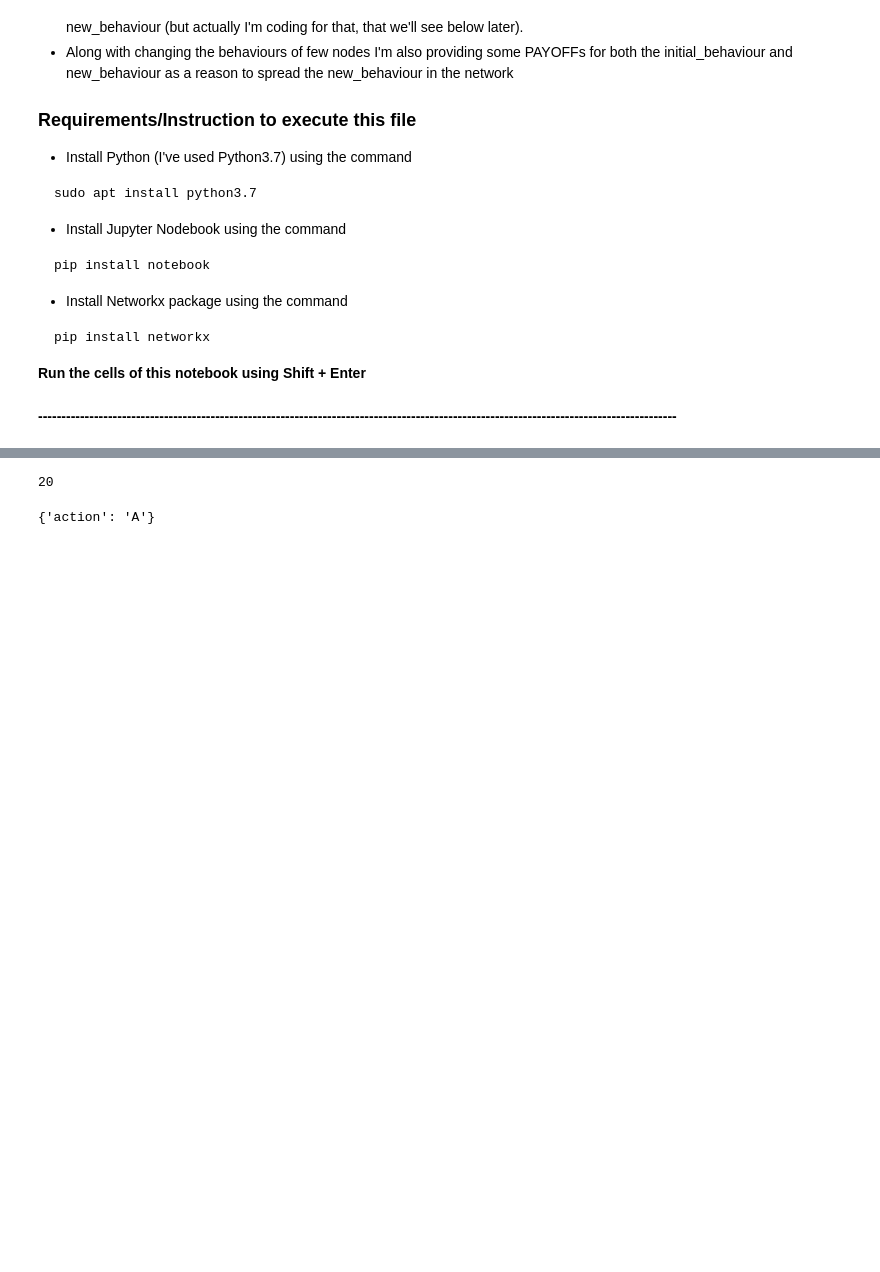
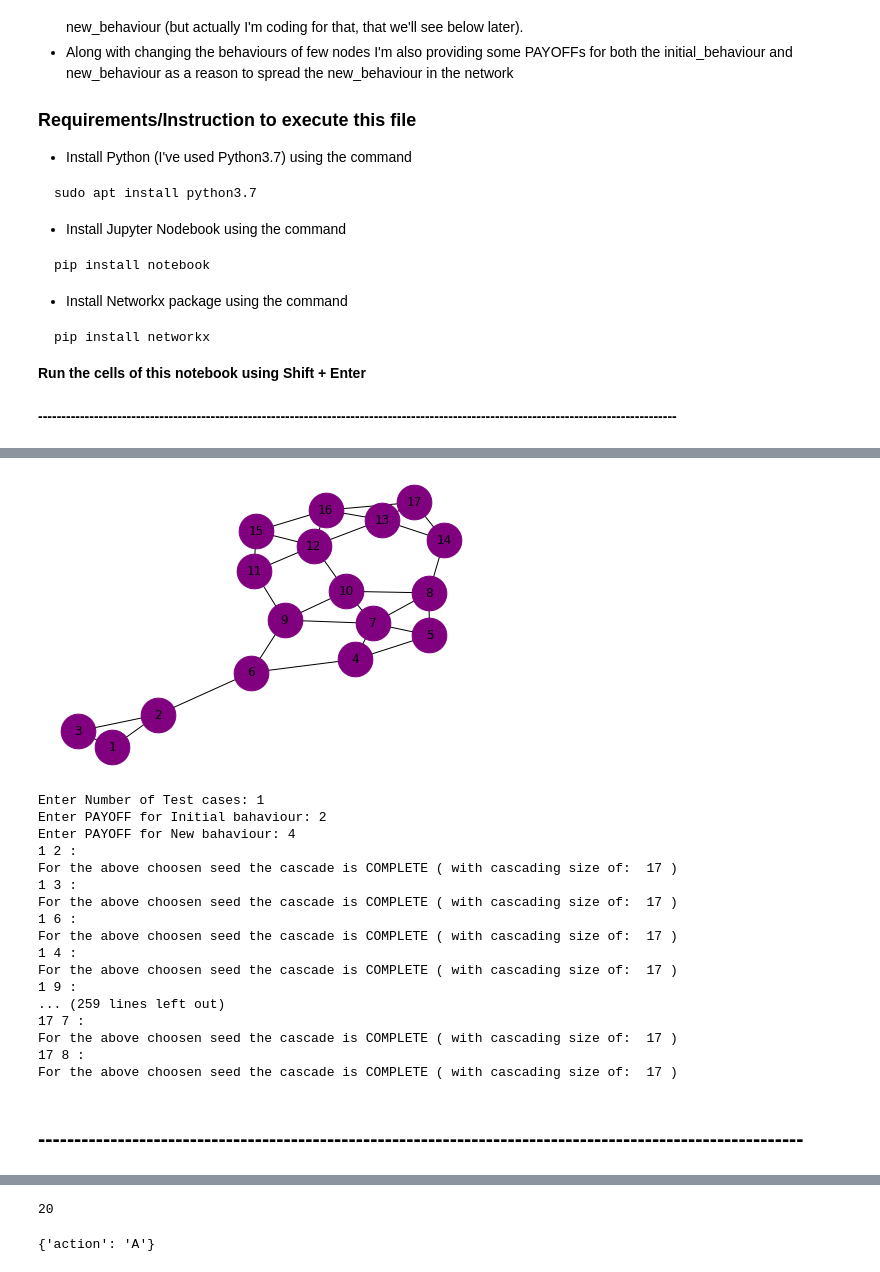
Before and after one commit to dheeraj-2000/6th_sem_Academics, a Jupyter notebook: SocialNetworkAnalysis/HandsOn/Modeling_cascading/Final.ipynb, the cells around one changed output, grey strips where cells are left out. Saved outputs shown, nothing was run; the diff lists cells and outputs as text; code cells hidden in the pictures; blank space fills up the shorter version.

```diff
--- a/SocialNetworkAnalysis/HandsOn/Modeling_cascading/Final.ipynb
+++ b/SocialNetworkAnalysis/HandsOn/Modeling_cascading/Final.ipynb
@@ -34,28 +54,32 @@ import networkx as nx
 
 #g = nx.erdos_renyi_graph(20, 0.5)
 
+#################### IF YOU WANT TO TEST ON A RANDOM GRAPH ###################
+########### UNCOMMENT ABOVE COMMAND and COMMENT BELOW TWO LINES OF GRAPH WHICH IS FROM THE BOOK ############
+
+
 #g = nx.read_gml('/home/dheeraj/my_projects/my_project_env/practice/6th_sem_Academics/SocialNetworkAnalysis/HandsOn/Modeling_cascading/main_graph.gml')
-g = nx.Graph()
+g = nx.Graph()               # generates empty graph
+g.add_edges_from([("1","2"), ("1","3"), ("2", "3"), ("2","6"), ("6","4"), ("6", "9"), ("4","5"), ("4","7"), ("5", "7"), ("5", "8"), ("8", "7"), ("8", "10"), ("8", "14"), ("9", "7"), ("9", "10"), ("9", "11"), ("7", "10"), ("10", "12"), ("11", "12"), ("11", "15"), ("12", "15"), ("12", "16"), ("13", "12"), ("13", "16"), ("13", "14"), ("13", "17"), ("14", "17"), ("17", "16"), ("15","16")])
 
-g.add_edges_from([("1","2"), ("1","3"), ("2", "3"), ("2","6"), ("6","4"), ("6", "9"), ("4","5"), ("4","7"), ("5", "7"), ("5", "8"), ("8", "7"), ("8", "10"), ("8", "14"), ("9", "7"), ("9", "10"), ("9", "11"), ("7", "10"), ("10", "12"), ("11", "12"), ("11", "15"), ("12", "15"), ("12", "16"), ("13", "12"), ("13", "16"), ("13", "14"), ("13", "17"), ("14", "17"), ("17", "16"), ("15","16")])
-nx.draw(g,node_size=1200,node_color= 'purple', with_labels=True)
+nx.draw(g,node_size=1200,node_color= 'purple', with_labels=True)  ## PLOTS the above choosen graph
 plt.show()
 
-t = int(input('Enter Number of Test cases: '))
+t = int(input('Enter Number of Test cases: '))                    ## Enter the number of test cases
 
 while(t):
 
-    b = int(input('Enter PAYOFF for Initial bahaviour: '))
-    a = int(input('Enter PAYOFF for New bahaviour: '))
+    Input_payof_ini = int(input('Enter PAYOFF for Initial bahaviour: '))        ## INPUTS for PAYOFFs
+    Input_payof_new = int(input('Enter PAYOFF for New bahaviour: '))
 
-    def cal_adopted_initial_beahaviour(each, type_of_behaviour, g):
+    def cal_adopted_initial_beahaviour(each, type_of_behaviour, g):   ## CALCULATES the number of neighbours which have initial behaviour for each nodes
         num=0
         for each1 in g.neighbors(each):
             if g.nodes[each1]['behaviour']=='initial_behaviour':
                 num=num+1
         return num
 
-    def cal_adopted_new_beahaviour(each, type_of_behaviour, g):
+    def cal_adopted_new_beahaviour(each, type_of_behaviour, g):      ## CALCULATES the number of neighbours which have new behaviour for each nodes
         num=0
         for each1 in g.neighbors(each):
             if g.nodes[each1]['behaviour']==type_of_behaviour:
@@ -63,7 +87,7 @@ while(t):
         return num
 
     def calculate_adoptation(g):
-        dict1= {}
+        dict1= {}                                               ## Create empty dictionary to store the behaviours of nodes
         #Payoff(A) =a=4
         #Payoff(B) =b=3
         #a=5
@@ -74,11 +98,11 @@ while(t):
 
         for each in g.nodes():
            # for each1 in g.neighbors(each):
-            if g.nodes[each]['behaviour']=='initial_behaviour':
+            if g.nodes[each]['behaviour']=='initial_behaviour':     ## Condition to calculate only for those nodes which have initial behaviour
                 num_new_behaviour = cal_adopted_new_beahaviour(each, 'new_behaviour', g)
                 num_initial_beahaviour = cal_adopted_initial_beahaviour(each, 'initial_behaviour', g)
-                payoff_A=a*num_new_behaviour
-                payoff_B=b*num_initial_beahaviour
+                payoff_A=Input_payof_new*num_new_behaviour          ## Calulating total Payoffs for new behaviour for a node
+                payoff_B=Input_payof_ini*num_initial_beahaviour     ## Calulating total Payoffs for initial behaviour for a node
                 if payoff_A >= payoff_B:
                     dict1[each]='new_behaviour'
                 else:
@@ -90,7 +114,7 @@ while(t):
     def check_new_behaviour(type_of_behaviour, g):
         count_new_behav=1
         for each in g.nodes():
-            if g.nodes[each]['behaviour']!=type_of_behaviour:
+            if g.nodes[each]['behaviour']!=type_of_behaviour:     ## check whether every nodes have new behaviour
                 count_new_behav=0
                 break
         return count_new_behav
@@ -98,12 +122,12 @@ while(t):
     def check_initial_behaviour(type_of_behaviour, g):
         count_initial_behav=1
         for each in g.nodes():
-            if g.nodes[each]['behaviour']!=type_of_behaviour:
+            if g.nodes[each]['behaviour']!=type_of_behaviour:   ## check whether every nodes have initial behaviour
                 count_initial_behav=0
                 break
         return count_initial_behav
 
-    def get_final_result(g, count):
+    def get_final_result(g, count):                                 ## Checks for final result if Complete cascade is formed or FULLY incomplete is formed or for balanced one it'll check for 100 times
         count_new=check_new_behaviour('new_behaviour', g)
         count_initial=check_initial_behaviour('initial_behaviour',g)
         if count_new==1 or count_initial==1 or count>=100:
@@ -112,43 +136,64 @@ while(t):
             return 0
 
 
-    for seed_node1 in g.nodes():
-        for seed_node2 in g.nodes():
+    for seed_node1 in g.nodes():                   ## Chooses first seed
+        for seed_node2 in g.nodes():               ## Chooses second seed
             if seed_node1<seed_node2:
                 print(seed_node1,seed_node2, ':')
                 infected_seed = []
-                infected_seed.append(seed_node1)
+                infected_seed.append(seed_node1)     ## Appending the choosen seed in an infected list to check the cascading behaviour for rest of nodes in the network
                 infected_seed.append(seed_node2)
 
 
                 external_behaviour = "new_behaviour"
                 bahaviour_1 = "initial_behaviour"
-                for each in g.nodes():
+                for each in g.nodes():                   ## Giving the initial behaviour to each node of the network
                     g.nodes[each]['behaviour'] = bahaviour_1
 
 
-                for each in infected_seed:
+                for each in infected_seed:              ## Changing the behaviour of the nodes that are in the infected list
                     g.nodes[each]['behaviour'] = external_behaviour
 
                 temp =0
                 count =0
-                while(1):
+                while(1):                              ## To check which behaviour adopted in the network if fully complete or fully incomplete didn't resulted than loop will run upto 100 loop
                     temp = get_final_result(g, count)
                     if temp==1:
                         break
                     count = count+1
                     behaviour_di  = calculate_adoptation(g)
                     for each in behaviour_di:
                         g.nodes[each]['behaviour']= behaviour_di[each]
 
                 val =check_new_behaviour('new_behaviour', g)
                 if val==1:
-                    print('cascade complete with size: ', len(g))
+                    print('For the above choosen seed the cascade is COMPLETE ( with cascading size of: ', len(g),')')
                 else:
                     count =0
                     for i in g.nodes():
                         if(g.nodes[i]['behaviour'] == "new_behaviour"):
                             count = count +1
-                    print('For the provided initial seed input for new bahaviour the cascade is INCOMPLETE ( with cascading size of: ', count,')')
+                    print('For the above choosen seed the cascade is INCOMPLETE ( with cascading size of: ', count,')')
     print('\n\n')
     t = t-1
+# %% [output]
+[figure, added]
+Enter Number of Test cases: 1
+Enter PAYOFF for Initial bahaviour: 2
+Enter PAYOFF for New bahaviour: 4
+1 2 :
+For the above choosen seed the cascade is COMPLETE ( with cascading size of:  17 )
+1 3 :
+For the above choosen seed the cascade is COMPLETE ( with cascading size of:  17 )
+1 6 :
+For the above choosen seed the cascade is COMPLETE ( with cascading size of:  17 )
+1 4 :
+For the above choosen seed the cascade is COMPLETE ( with cascading size of:  17 )
+1 9 :
+... (259 lines left out)
+17 7 :
+For the above choosen seed the cascade is COMPLETE ( with cascading size of:  17 )
+17 8 :
+For the above choosen seed the cascade is COMPLETE ( with cascading size of:  17 )
+# %% [markdown]
+## ----------------------------------------------------------------------------------------------------------
```
Also changed, not shown: parts of 5 cells of this notebook.
